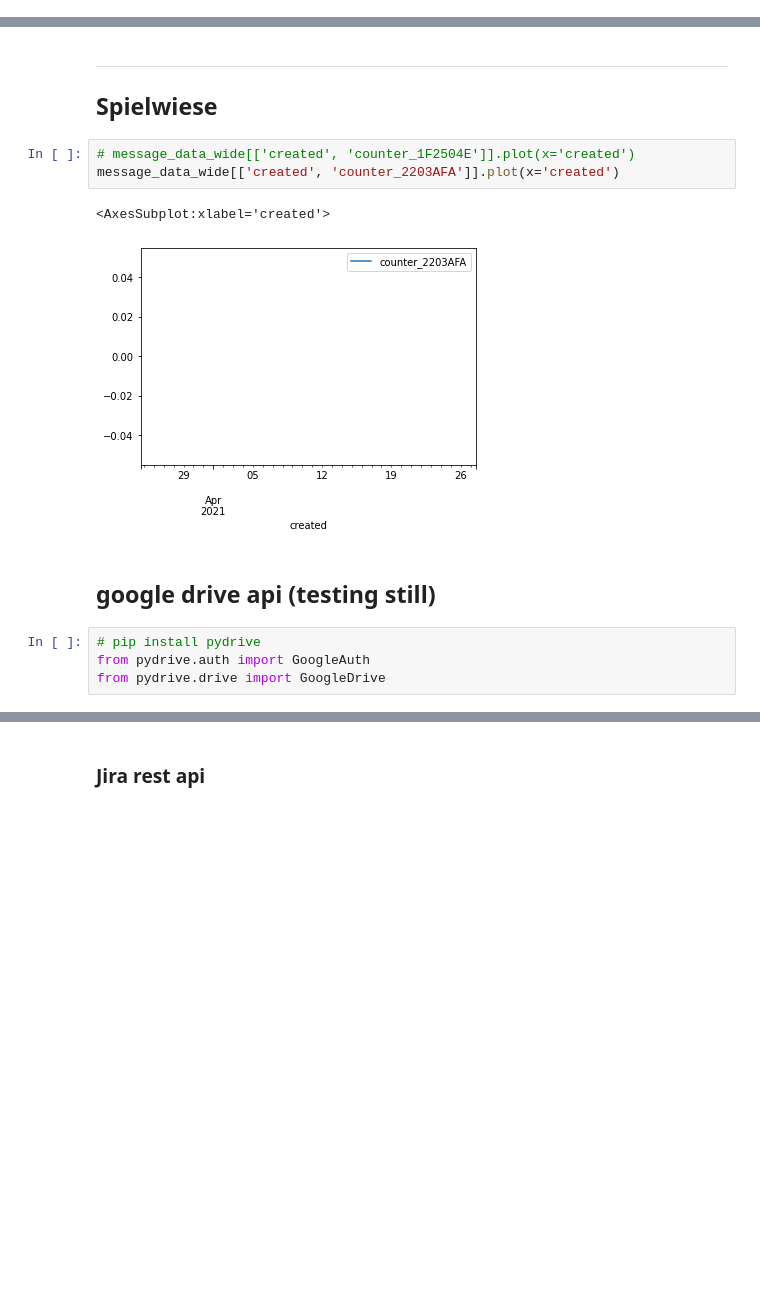
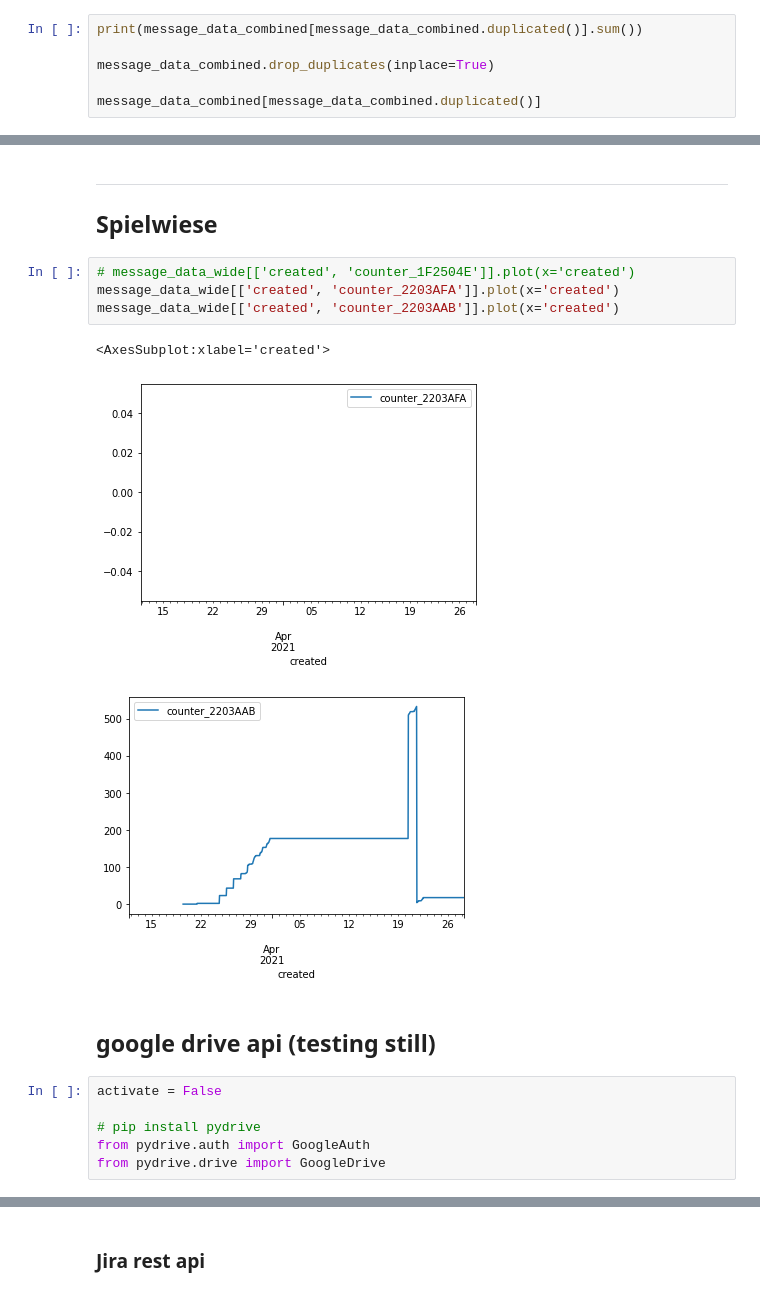
Before and after one commit to phyti1/ds_p4_kompotoi, a Jupyter notebook: Data_aquisition.ipynb, the cells around one changed output, grey strips where cells are left out. Saved outputs shown, nothing was run; the diff lists cells and outputs as text; blank space fills up the shorter version.

```diff
--- a/Data_aquisition.ipynb
+++ b/Data_aquisition.ipynb
@@ -166,0 +223,6 @@ Wall time: 2.42 s
+# %%
+print(message_data_combined[message_data_combined.duplicated()].sum())
+
+message_data_combined.drop_duplicates(inplace=True)
+
+message_data_combined[message_data_combined.duplicated()]
@@ -693,12 +784,16 @@ ax = message_data_week[get_sub_columns(message_data_wide, True, 'created')].plot
 # %%
 # message_data_wide[['created', 'counter_1F2504E']].plot(x='created')
 message_data_wide[['created', 'counter_2203AFA']].plot(x='created')
+message_data_wide[['created', 'counter_2203AAB']].plot(x='created')
 # %% [output]
 <AxesSubplot:xlabel='created'>
-[figure, old version]
+[figure, new version]
+[figure, added]
 # %% [markdown]
 ## google drive api (testing still)
 # %%
+activate = False
+
 # pip install pydrive
 from pydrive.auth import GoogleAuth
 from pydrive.drive import GoogleDrive
```
Also changed, not shown: parts of 37 cells of this notebook.
